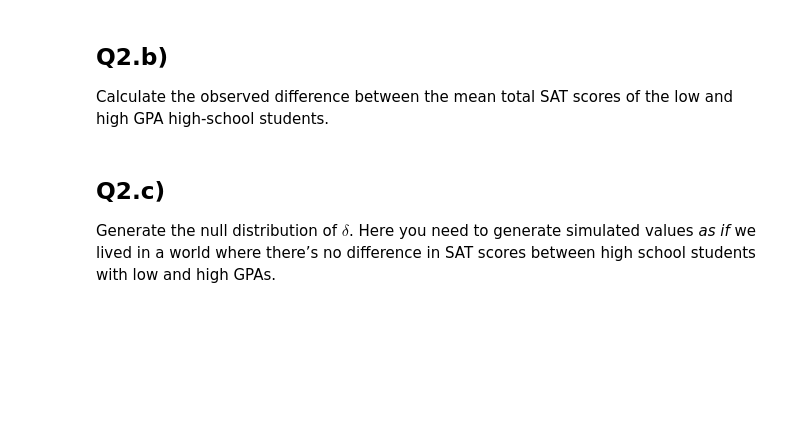
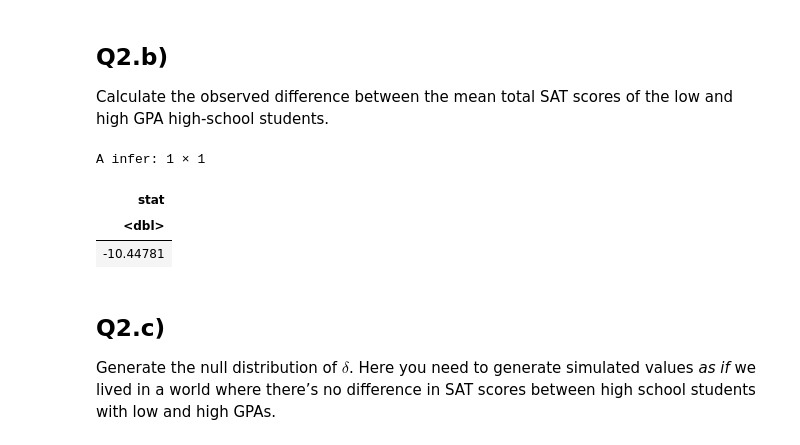
Before and after one commit to kaival1524/a08, a Jupyter notebook: assignment9.ipynb, the cells around one changed output. Saved outputs shown, nothing was run; the diff lists cells and outputs as text; code cells hidden in the pictures; blank space fills up the shorter version.

```diff
--- a/assignment9.ipynb
+++ b/assignment9.ipynb
@@ -364,9 +364,16 @@ symbols)
 Calculate the observed difference between the mean total SAT scores of
 the low and high GPA high-school students.
 # %%
-# you finish this code....
+obs_diff_sat_hs_gpa <- sat_gpa %>%
+    specify(sat_total ~ gpa_hs) %>%
+    calculate(stat = "diff in means", order = c("low", "high"))
 
-# obs_diff_sat_hs_gpa <- sat_gpa %>%
+obs_diff_sat_hs_gpa
+# %% [output]
+A infer: 1 × 1
+| stat |
+| <dbl> |
+| -10.44781 |
 # %% [markdown]
 ## Q2.c)
 
```
Also changed, not shown: parts of 1 cell of this notebook.
